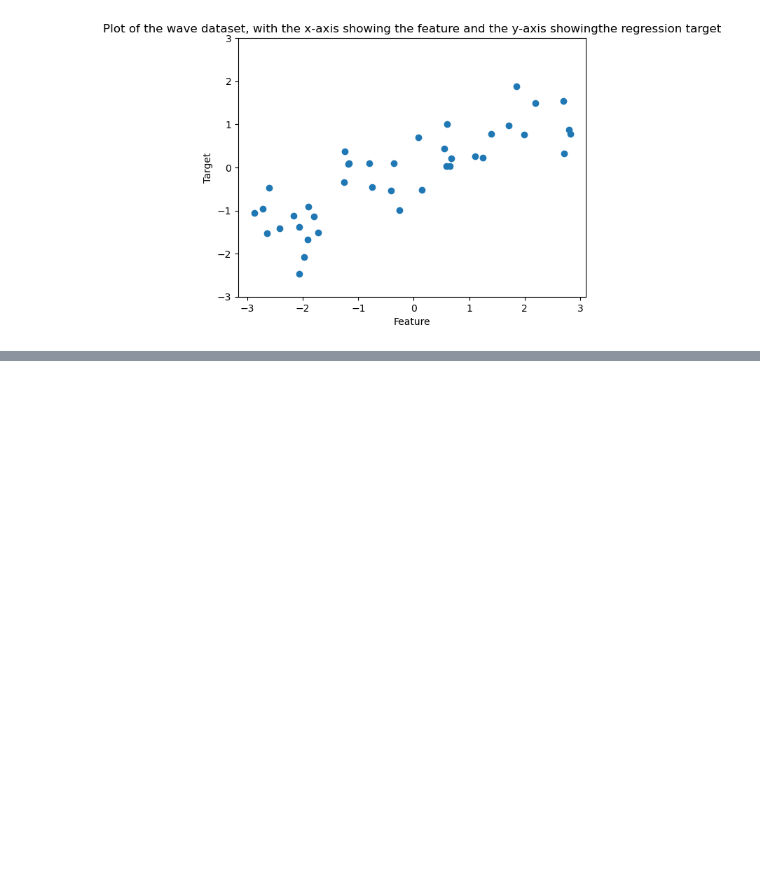
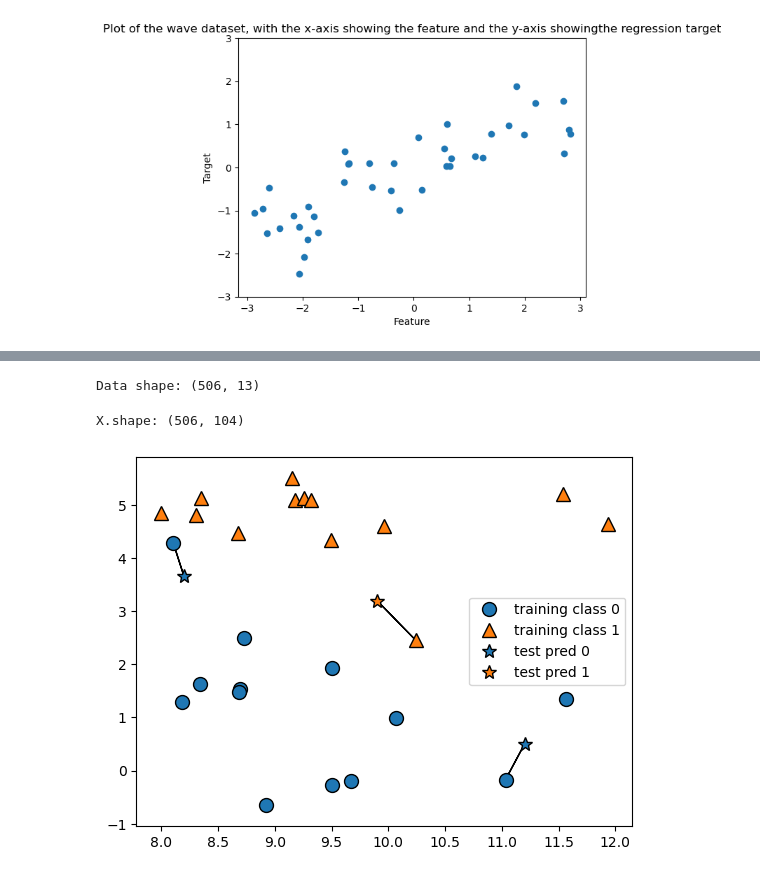
Before and after one commit to oouoz442/mml_IntorductionToMachineLearningWithPython, a Jupyter notebook: Chapter2_Inroduction_To_ML_With_Python.ipynb, the cells around one changed output, grey strips where cells are left out. Saved outputs shown, nothing was run; the diff lists cells and outputs as text; code cells hidden in the pictures; blank space fills up the shorter version.

Commit message:
added models Classifier and Regression with K-nearest neighbors algorithm

```diff
--- a/Chapter2_Inroduction_To_ML_With_Python.ipynb
+++ b/Chapter2_Inroduction_To_ML_With_Python.ipynb
@@ -59,0 +101,21 @@ plt.show()
+# %%
+import pandas as pd
+import numpy as np
+
+data_url = "http://lib.stat.cmu.edu/datasets/boston"
+raw_df = pd.read_csv(data_url, sep="\s+", skiprows=22, header=None)
+data = np.hstack([raw_df.values[::2, :], raw_df.values[1::2, :2]])
+target = raw_df.values[1::2, 2]
+print("Data shape: {}".format(data.shape))
+# %% [output]
+Data shape: (506, 13)
+# %%
+X, y = mglearn.datasets.load_extended_boston()
+print("X.shape: {}".format(X.shape))
+# %% [output]
+X.shape: (506, 104)
+# %%
+# Predictions made by the one-nearest neighbor model on the forge dataset
+mglearn.plots.plot_knn_classification(n_neighbors=1)
+# %% [output]
+[figure, added]
```
Also changed, not shown: parts of 23 cells of this notebook.
